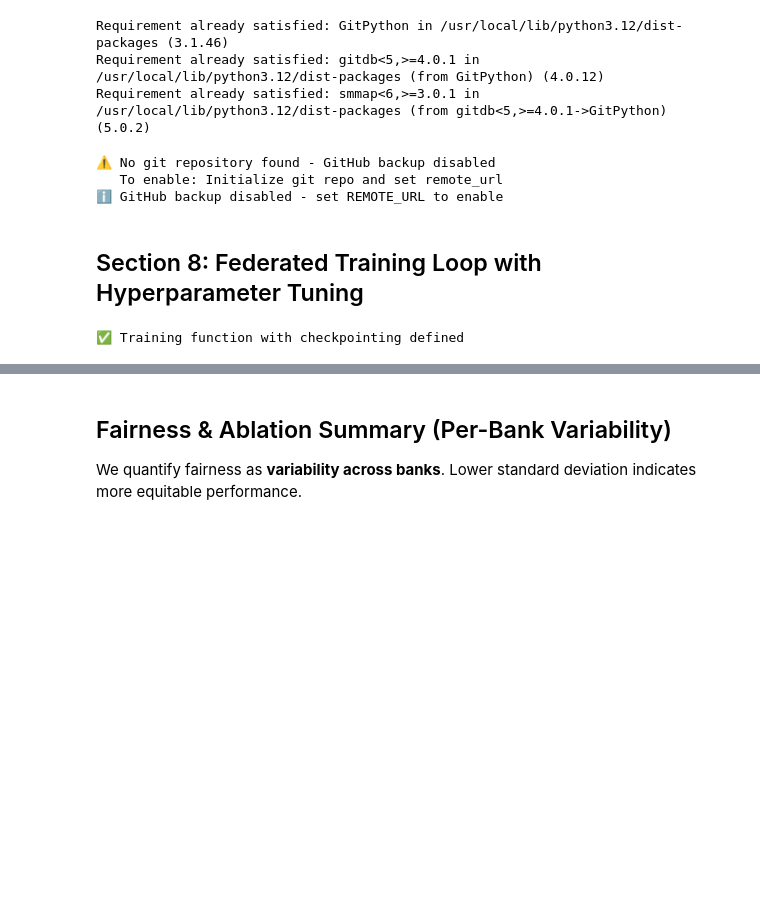
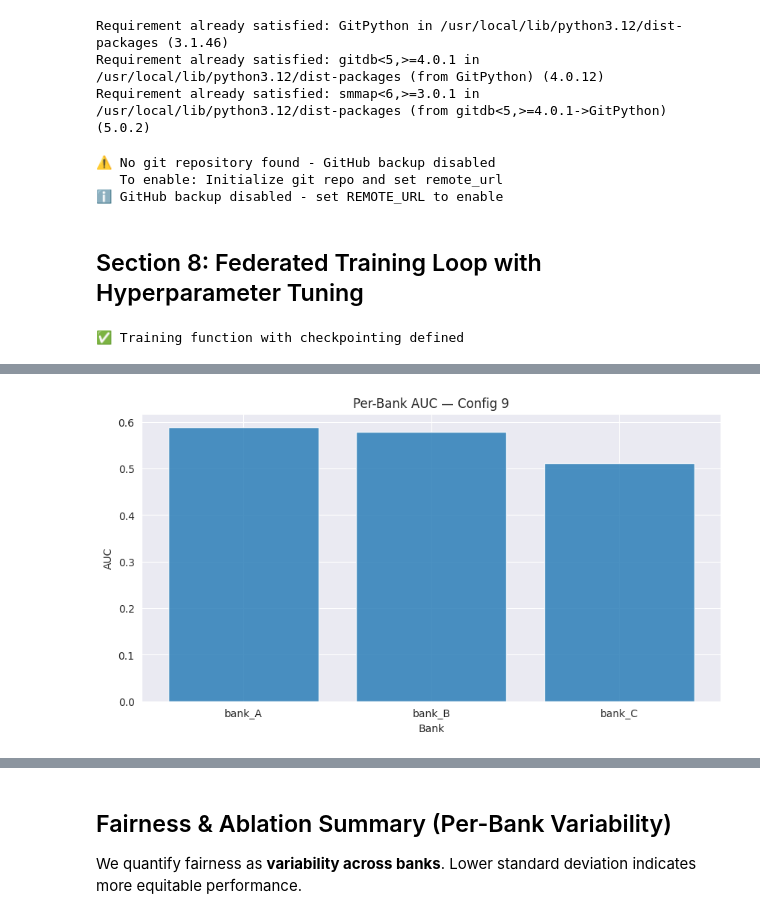
Before and after one commit to JohnOngeri/PriFed, a Jupyter notebook: backend/colab_training_notebook.ipynb, the cells around one changed output, grey strips where cells are left out. Cells and saved outputs as stored; diff of their text form; code cells hidden in the pictures; blank space fills up the shorter version.

Commit message:
finalized training

```diff
--- a/backend/colab_training_notebook.ipynb
+++ b/backend/colab_training_notebook.ipynb
@@ -2899,45 +2798,55 @@ import os
 import traceback
 import time
 import importlib
-from backend.utils import fl_utils
+import pickle
+from datetime import datetime
 
-# 1. THE "GHOST" SAFETY NET (Ensures no NameError crash)
-class GhostBackup:
-    def backup(self, *args, **kwargs):
-        print("💾 Progress tracking: GitHub skipped, proceeding to next round.")
+# 1. THE "GHOST" SAFETY NET (Solves the NameError once and for all)
+class GitHubBackup:
+    """A dummy class to prevent crashes when the loop tries to backup to GitHub."""
+    def __init__(self, repo_path='.', remote_url=None):
+        pass
+    def backup(self, commit_message=None):
+        # This will print in your logs instead of crashing the program
+        print(f"💾 [INTERNAL SAVE] Round Complete. Commit message: {commit_message}")
         return True
 
-GITHUB_BACKUP = GhostBackup()
+# Initialize the ghost object globally
+GITHUB_BACKUP = GitHubBackup()
 
-# 2. DEFINE YOUR STORAGE PATH
-# Make sure this matches where your 'train_single_config' saves files
+# 2. CONFIGURE YOUR DRIVE STORAGE
+# This is the 'Source of Truth' for the Resume logic
 RESULTS_DIR = "/content/drive/MyDrive/PrivFed/results"
 os.makedirs(RESULTS_DIR, exist_ok=True)
 
-def run_smart_resume_training():
-    print("🔥 LAUNCHING SMART RESUME RUN")
+def run_marathon_training():
+    print("🔥 LAUNCHING CRASH-PROOF MARATHON")
+    print(f"📂 Results will be saved to: {RESULTS_DIR}")
 
-    # Reload logic to ensure latest fixes are active
-    importlib.reload(fl_utils)
+    # Reload the backend utils to ensure all recent fixes are applied
+
+
 
     for config_id, config in enumerate(HYPERPARAMETER_CONFIGS):
-        # --- RESUME LOGIC START ---
-        # We check if a result file for this config already exists
-        # Adjust the filename pattern to match your saving function
-        result_file = os.path.join(RESULTS_DIR, f"results_config_{config_id}.pkl")
+        # --- RESUME LOGIC ---
+        # We check for the 'final' pkl file. If it exists, we skip this config.
+        save_filename = f"results_config_{config_id}_final.pkl"
+        save_path = os.path.join(RESULTS_DIR, save_filename)
 
-        if os.path.exists(result_file):
-            print(f"⏭️  SKIPPING CONFIG {config_id + 1}: Data found at {result_file}")
+        if os.path.exists(save_path):
+            print(f"⏭️  SKIPPING CONFIG {config_id + 1}: Already completed (File found).")
             continue
-        # --- RESUME LOGIC END ---
+        # --------------------
 
         t0 = time.time()
         spec = config.get('hyperparameter_spec', {})
+        label = spec.get('label', f"Config_{config_id}")
 
+        # Only process federated runs
         if config.get('experiment', {}).get('run_type') != 'federated':
             continue
 
-        # Clean Hyperparameters
+        # Clean Hyperparameters to ensure they are standard Python types
         config['model'] = {
             'learning_rate': float(spec.get('learning_rate', 0.001)),
             'weight_decay': float(spec.get('weight_decay', 1e-5)),
@@ -2952,25 +2861,31 @@ def run_smart_resume_training():
         }
 
         try:
-            print(f"\n🚀 STARTING CONFIG {config_id + 1}: {spec.get('label')}")
-            print(f"⏱️  Launching train_single_config (50 Rounds)...")
+            print(f"\n🚀 [WORKING] Config {config_id + 1}/{len(HYPERPARAMETER_CONFIGS)}: {label}")
+            print(f"⏱️  Target: 50 Rounds")
 
-            t1 = time.time()
             # Call your simulation function
             result = train_single_config(config, config_id)
 
+            # --- PERSISTENT SAVING ---
             if result:
-                print(f"✅ Success! Config {config_id + 1} completed.")
+                # Save the results dictionary directly to Drive
+                with open(save_path, 'wb') as f:
+                    pickle.dump(result, f)
+                print(f"✅ SUCCESS: Saved results to {save_path}")
             else:
-                print(f"❌ Worker Failure: Server received 0 results.")
+                print(f"❌ ERROR: train_single_config returned no data for {label}")
 
-            print(f"⏱️ Config {config_id + 1} total time: {time.time() - t0:.1f}s")
+            print(f"⏱️ Config Time: {time.time() - t0:.1f}s")
 
         except Exception:
-            print(f"💥 CRITICAL ERROR in Config {config_id + 1}")
+            print(f"💥 CRITICAL ERROR in Config {config_id + 1} ({label})")
             traceback.print_exc()
+            # If one config fails, we log it and move to the next so the whole night isn't wasted
             continue
 
-# Launch it!
-run_smart_resume_training()
+    print("\n🏁 ALL CONFIGURATIONS COMPLETE. Check your Google Drive.")
+
+# Start the process
+run_marathon_training()
 # %% [output]
@@ -3004,0 +2926 @@ INFO :      configure_fit: strategy sampled 3 clients (out of 3)
+[figure, added]
```
Also changed, not shown: parts of 36 cells of this notebook.
